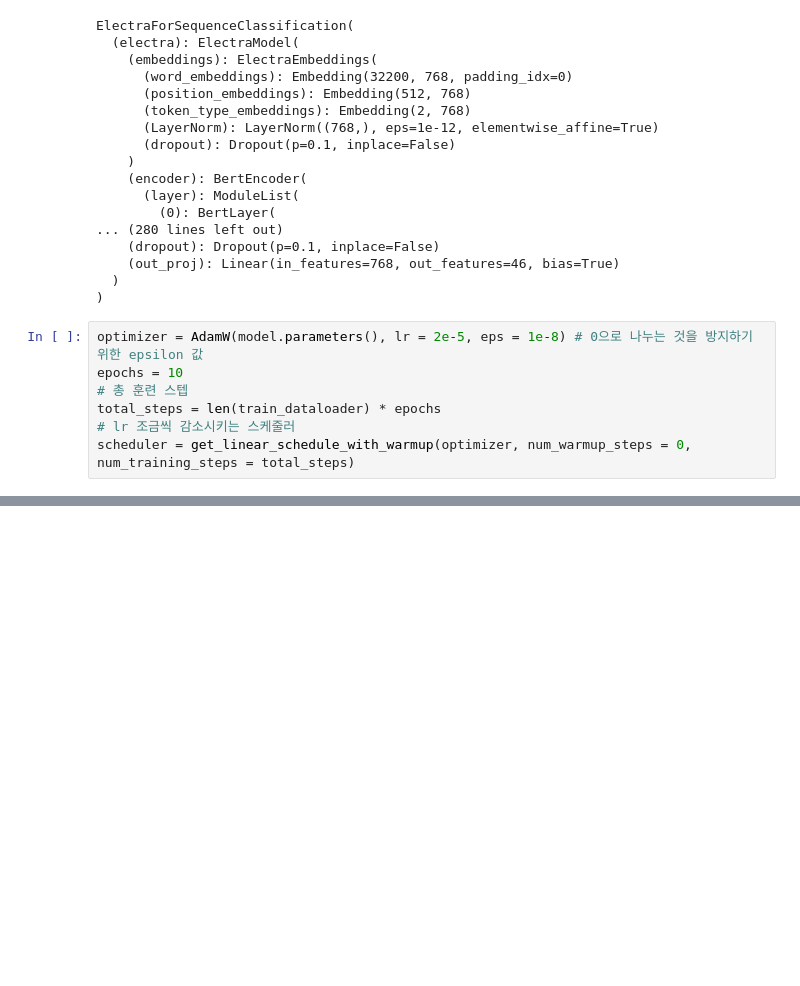
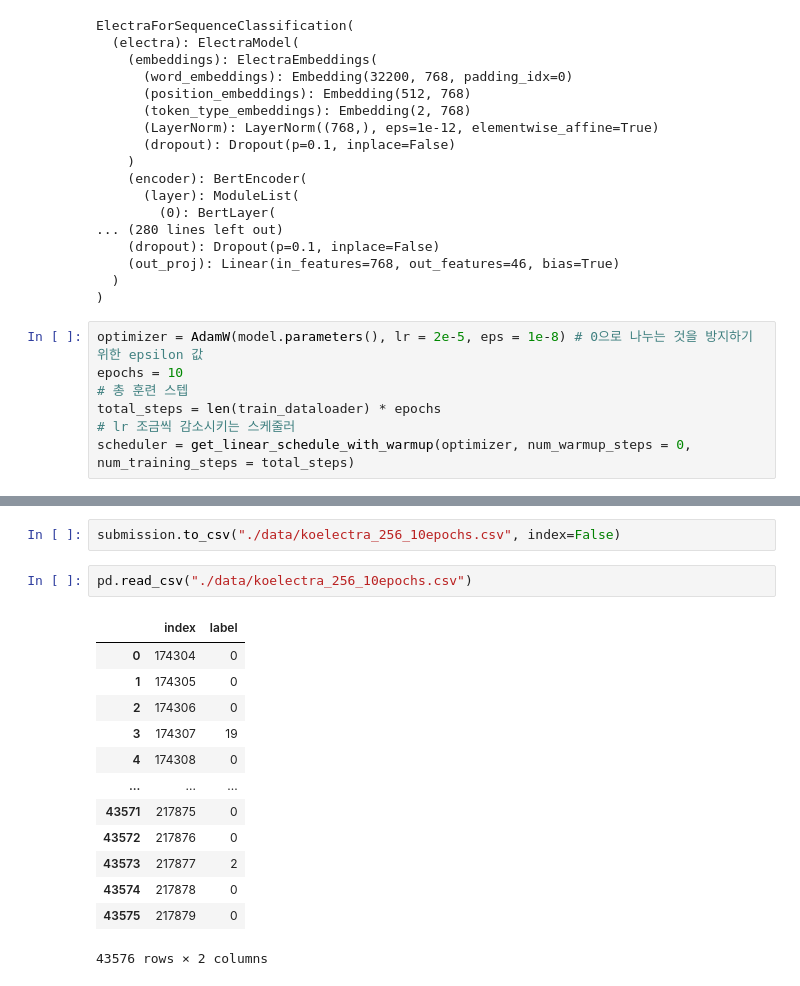
Before and after one commit to CAU-Data-Science-Lab/2021S-NLP-Study, a Jupyter notebook: dongin/koelectra_model.ipynb, the cells around one changed output, grey strips where cells are left out. Drawn from its saved outputs; the diff is of its cells as text; blank space fills up the shorter version.

Commit message:
complete_koelectra training

```diff
--- a/dongin/koelectra_model.ipynb
+++ b/dongin/koelectra_model.ipynb
@@ -389,0 +493,18 @@ print("Test took: {:}".format(format_time(time.time() - t0)))
+# %%
+submission.to_csv("./data/koelectra_256_10epochs.csv", index=False)
+# %%
+pd.read_csv("./data/koelectra_256_10epochs.csv")
+# %% [output]
+|  | index | label |
+| 0 | 174304 | 0 |
+| 1 | 174305 | 0 |
+| 2 | 174306 | 0 |
+| 3 | 174307 | 19 |
+| 4 | 174308 | 0 |
+| ... | ... | ... |
+| 43571 | 217875 | 0 |
+| 43572 | 217876 | 0 |
+| 43573 | 217877 | 2 |
+| 43574 | 217878 | 0 |
+| 43575 | 217879 | 0 |
+43576 rows × 2 columns
```
Also changed, not shown: parts of 31 cells of this notebook, 1 other file.
